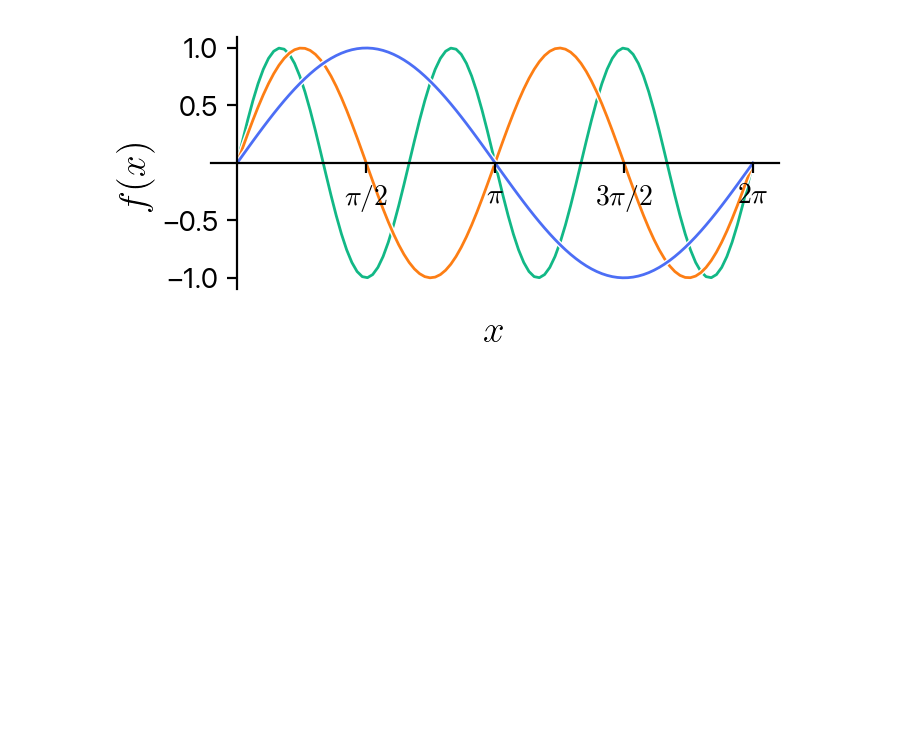
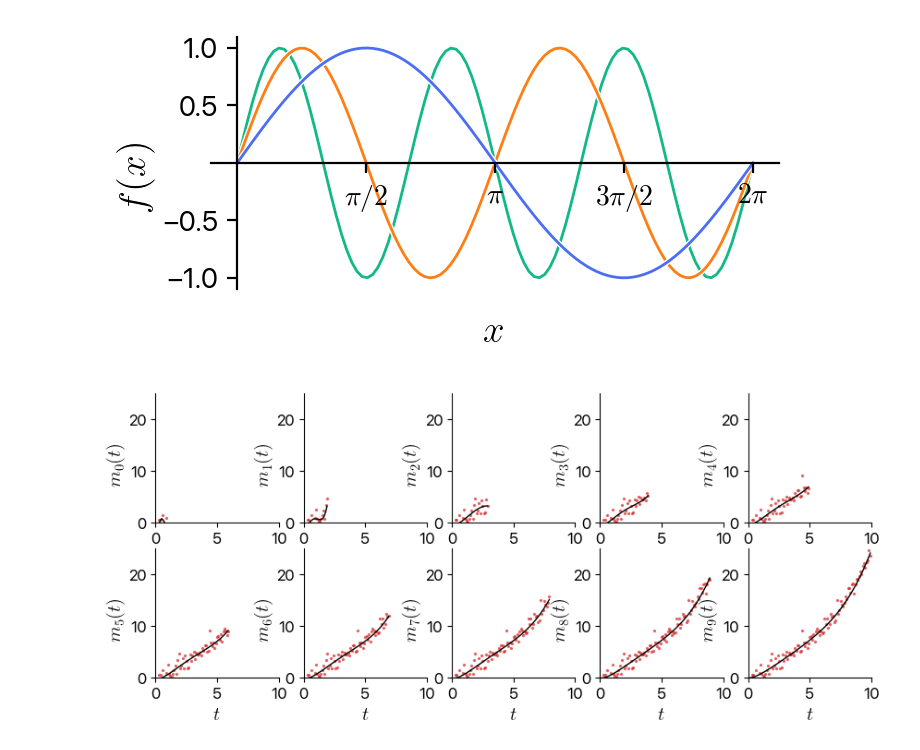
Before and after one commit to sgangaprasath/scientific-visualization, a Jupyter notebook: SV1.ipynb, the cells around one changed output. Drawn from its saved outputs; the diff is of its cells as text; code cells hidden in the pictures; blank space fills up the shorter version.

```diff
--- a/SV1.ipynb
+++ b/SV1.ipynb
@@ -312,3 +319,85 @@ plt.savefig("sv3.pdf", bbox_inches='tight', format='pdf')
 plt.show()
 # %% [output]
 [figure]
+# %%
+# Function defining template vector f(t) in the article
+def fun(t):
+    return ([t, t**1.5/10, t**2/100, t**4/1000])
+# %%
+# Plot setup
+mpl.rcParams.update(mpl.rcParamsDefault)
+font = {'family' : 'SF Pro',
+        'weight' : 'light',
+        'size'   : 10}
+
+mpl.rc('font', **font)
+plt.rc("xtick", labelsize="medium")
+rc = {"mathtext.fontset" : "cm"}
+plt.rcParams.update(rc)
+
+linewidth = 1.0
+linestyle = "-"
+label_size = 10
+color = '#EF6024'
+
+plt.rc("xtick", labelsize="large")
+plt.rc("ytick", labelsize="large")
+scColor = "#D92727"
+
+# Statistical properties of noise
+mean = 0
+std = 1
+
+fig = plt.figure(figsize=(10,4), dpi=100)
+
+nSamples = 100
+nDiv = 10
+
+nosFull = np.random.normal(mean, std, size=nSamples)
+alphaFull = np.zeros([nSamples,4])
+thetaFull = np.ones([4,1])
+for ind in np.arange(nSamples+1):
+    alphaFull[ind-1,:] = fun(0.1*ind)
+mFull = np.dot(alphaFull,thetaFull)+ np.reshape(nosFull,[nSamples,1])
+
+
+selInd = np.linspace(10,nSamples,nDiv)
+for jInd in np.arange(nDiv):
+    ax = plt.subplot(2, int(nDiv/2), jInd+1)
+    ax.set_xlim([0.0,10.0])
+    ax.set_ylim([0,25])
+    alphaj = alphaFull[0:int(selInd[jInd]),:]
+    mj = mFull[0:int(selInd[jInd]),:]
+    if jInd==0:
+        betaj = np.linalg.inv(np.dot(np.transpose(alphaj),alphaj))
+        thetaj = np.dot(betaj,np.dot(np.transpose(alphaj),mj))
+    else:
+        opj = np.eye(int(selInd[jInd])) + np.dot(alphaj,np.dot(betajp,np.transpose(alphaj)))
+        kappaj = np.dot(betajp,np.dot(np.transpose(alphaj),np.linalg.inv(opj)))
+        betaj = np.linalg.inv(np.linalg.inv(betajp) + np.dot(np.transpose(alphaj),alphaj))
+        thetaj = thetajp + np.dot(kappaj,(mj-np.dot(alphaj,thetajp)))
+
+    ax.scatter(0.1*np.arange(selInd[jInd]), mj,
+               color=scColor,
+               alpha=0.6,
+               s=2)
+    tFit = 0.1*np.arange(selInd[jInd])
+    mFit = np.dot(np.transpose(fun(tFit)),thetaj)
+    ax.plot(tFit,mFit,'k',linewidth=1)
+
+    betajp = betaj
+    thetajp = thetaj
+
+    ax.spines["right"].set_visible(False)
+    ax.spines["top"].set_visible(False)
+    ax.spines["left"].set_position(("data", 0))
+    ax.spines["bottom"].set_position(("data", 0))
+    ax.set_xlabel(r'$t$', usetex=True, fontsize=15)
+    axNm = '$m_'+str(jInd)+'(t)$'
+    ax.set_ylabel(axNm, usetex=True, fontsize=15)
+    ax.yaxis.set_label_coords(-0.25,0.45)
+
+# plt.savefig("sv4.pdf", bbox_inches='tight', format='pdf')
+plt.show()
+# %% [output]
+[figure, added]
```
Also changed, not shown: parts of 7 cells of this notebook.
